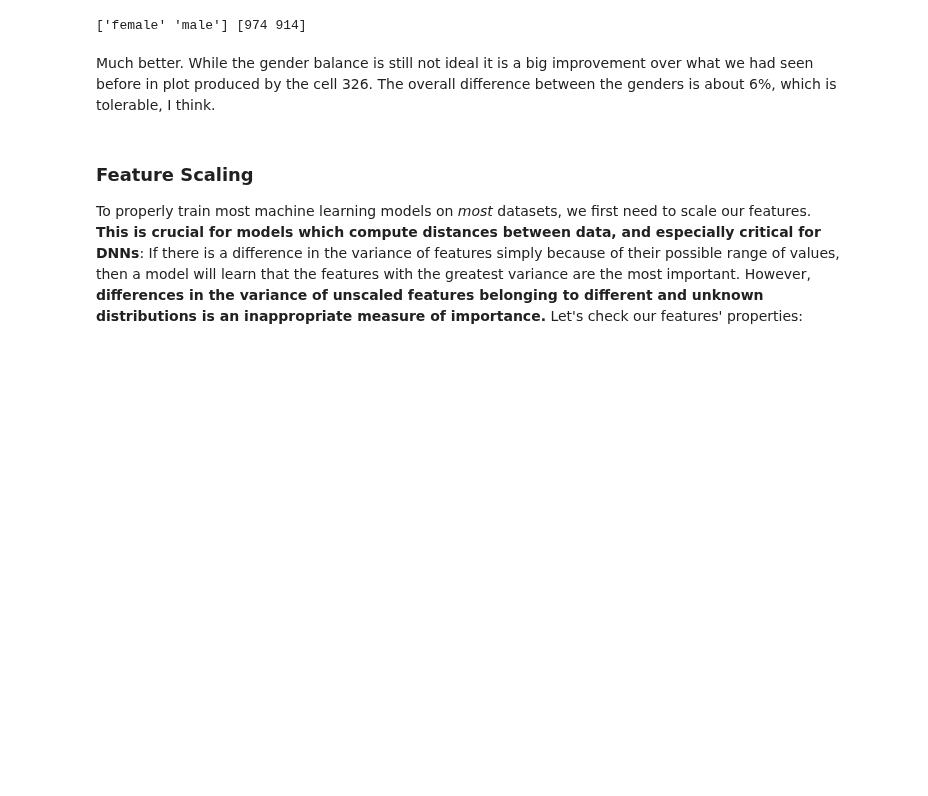
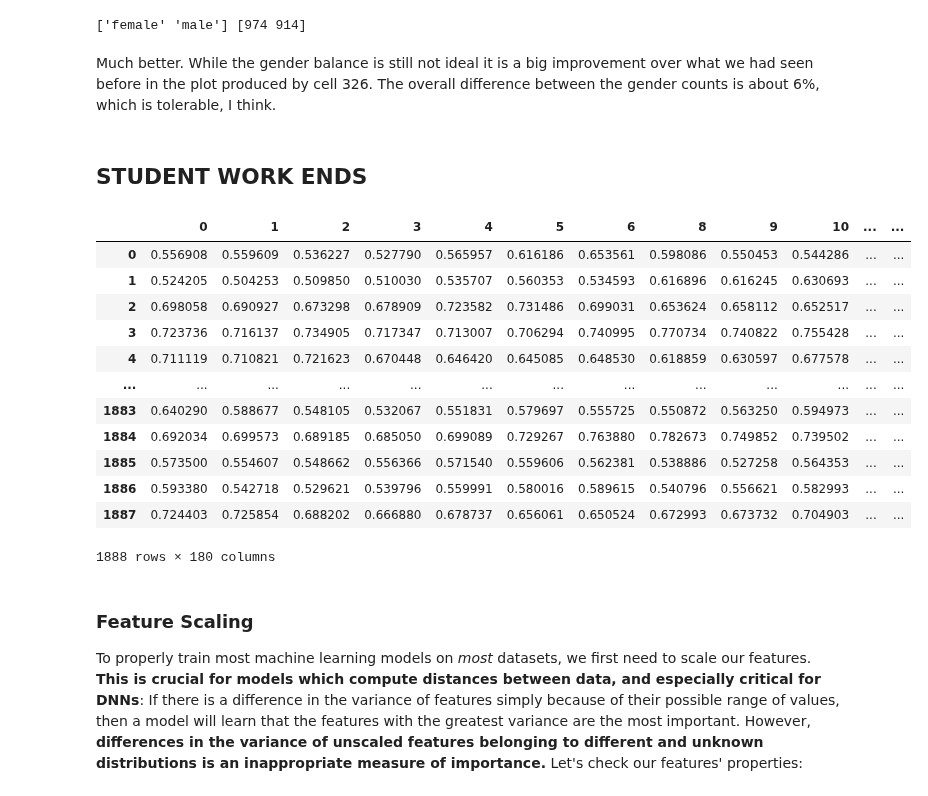
Before and after one commit to shaaagri/iat481-wk3, a Jupyter notebook: Week_3_MachineLearning.ipynb, the cells around one changed output. Cells and saved outputs as stored; diff of their text form; code cells hidden in the pictures; blank space fills up the shorter version.

```diff
--- a/Week_3_MachineLearning.ipynb
+++ b/Week_3_MachineLearning.ipynb
@@ -568,7 +568,7 @@ Nice! Now our merged dataset is perfectly balanced across all classes. Of course
 # %%
 # Replacing the feature matrix with the balanced data
 # Also, pulling up the gender data, replacing the array and removing the column with gender data from the feature matrix
-features = features_ros.drop(features_ros.columns[i], axis=1)
+features = features_ros.drop(features_ros.columns[180], axis=1)
 genders = features_ros.loc[:,180].values
 # %%
 # Replacing the emotion array with the balanced data
@@ -585,7 +585,25 @@ print(gender_classes, counts)
 # %% [output]
 ['female' 'male'] [974 914]
 # %% [markdown]
-Much better. While the gender balance is still not ideal it is a big improvement over what we had seen before in plot produced by the cell 326. The overall difference between the genders is about 6%, which is tolerable, I think.
+Much better. While the gender balance is still not ideal it is a big improvement over what we had seen before in the plot produced by cell 326. The overall difference between the gender counts is about 6%, which is tolerable, I think.
+# %% [markdown]
+## STUDENT WORK ENDS
+# %%
+features
+# %% [output]
+|  | 0 | 1 | 2 | 3 | 4 | 5 | 6 | 8 | 9 | 10 | ... | ... |
+| 0 | 0.556908 | 0.559609 | 0.536227 | 0.527790 | 0.565957 | 0.616186 | 0.653561 | 0.598086 | 0.550453 | 0.544286 | ... | ... |
+| 1 | 0.524205 | 0.504253 | 0.509850 | 0.510030 | 0.535707 | 0.560353 | 0.534593 | 0.616896 | 0.616245 | 0.630693 | ... | ... |
+| 2 | 0.698058 | 0.690927 | 0.673298 | 0.678909 | 0.723582 | 0.731486 | 0.699031 | 0.653624 | 0.658112 | 0.652517 | ... | ... |
+| 3 | 0.723736 | 0.716137 | 0.734905 | 0.717347 | 0.713007 | 0.706294 | 0.740995 | 0.770734 | 0.740822 | 0.755428 | ... | ... |
+| 4 | 0.711119 | 0.710821 | 0.721623 | 0.670448 | 0.646420 | 0.645085 | 0.648530 | 0.618859 | 0.630597 | 0.677578 | ... | ... |
+| ... | ... | ... | ... | ... | ... | ... | ... | ... | ... | ... | ... | ... |
+| 1883 | 0.640290 | 0.588677 | 0.548105 | 0.532067 | 0.551831 | 0.579697 | 0.555725 | 0.550872 | 0.563250 | 0.594973 | ... | ... |
+| 1884 | 0.692034 | 0.699573 | 0.689185 | 0.685050 | 0.699089 | 0.729267 | 0.763880 | 0.782673 | 0.749852 | 0.739502 | ... | ... |
+| 1885 | 0.573500 | 0.554607 | 0.548662 | 0.556366 | 0.571540 | 0.559606 | 0.562381 | 0.538886 | 0.527258 | 0.564353 | ... | ... |
+| 1886 | 0.593380 | 0.542718 | 0.529621 | 0.539796 | 0.559991 | 0.580016 | 0.589615 | 0.540796 | 0.556621 | 0.582993 | ... | ... |
+| 1887 | 0.724403 | 0.725854 | 0.688202 | 0.666880 | 0.678737 | 0.656061 | 0.650524 | 0.672993 | 0.673732 | 0.704903 | ... | ... |
+1888 rows × 180 columns
 # %% [markdown]
 ### Feature Scaling
 To properly train most machine learning models on _most_ datasets, we first need to scale our features. **This is crucial for models which compute distances between data, and especially critical for DNNs**: If there is a difference in the variance of features simply because of their possible range of values, then a model will learn that the features with the greatest variance are the most important. However, **differences in the variance of unscaled features belonging to different and unknown distributions is an inappropriate measure of importance.** Let's check our features' properties:
```
Also changed, not shown: parts of 7 cells of this notebook.
